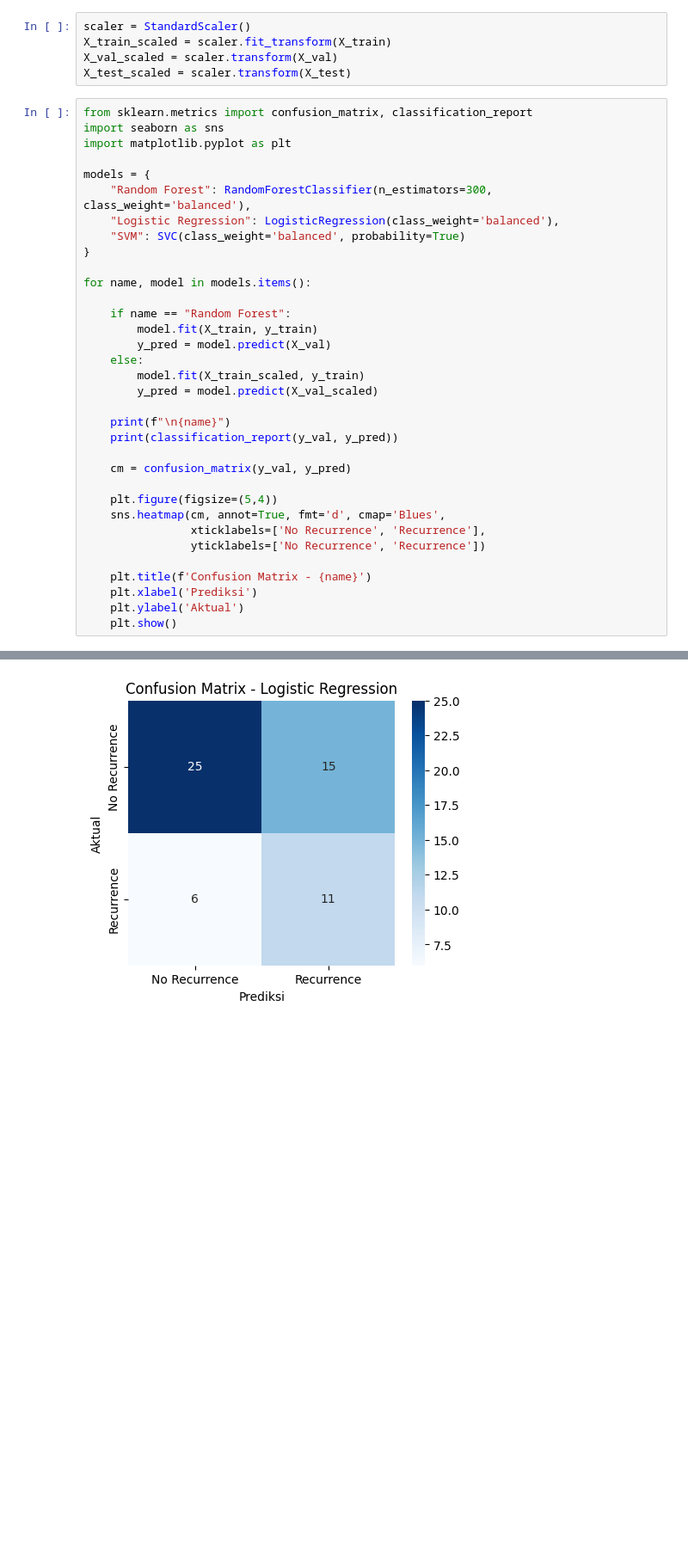
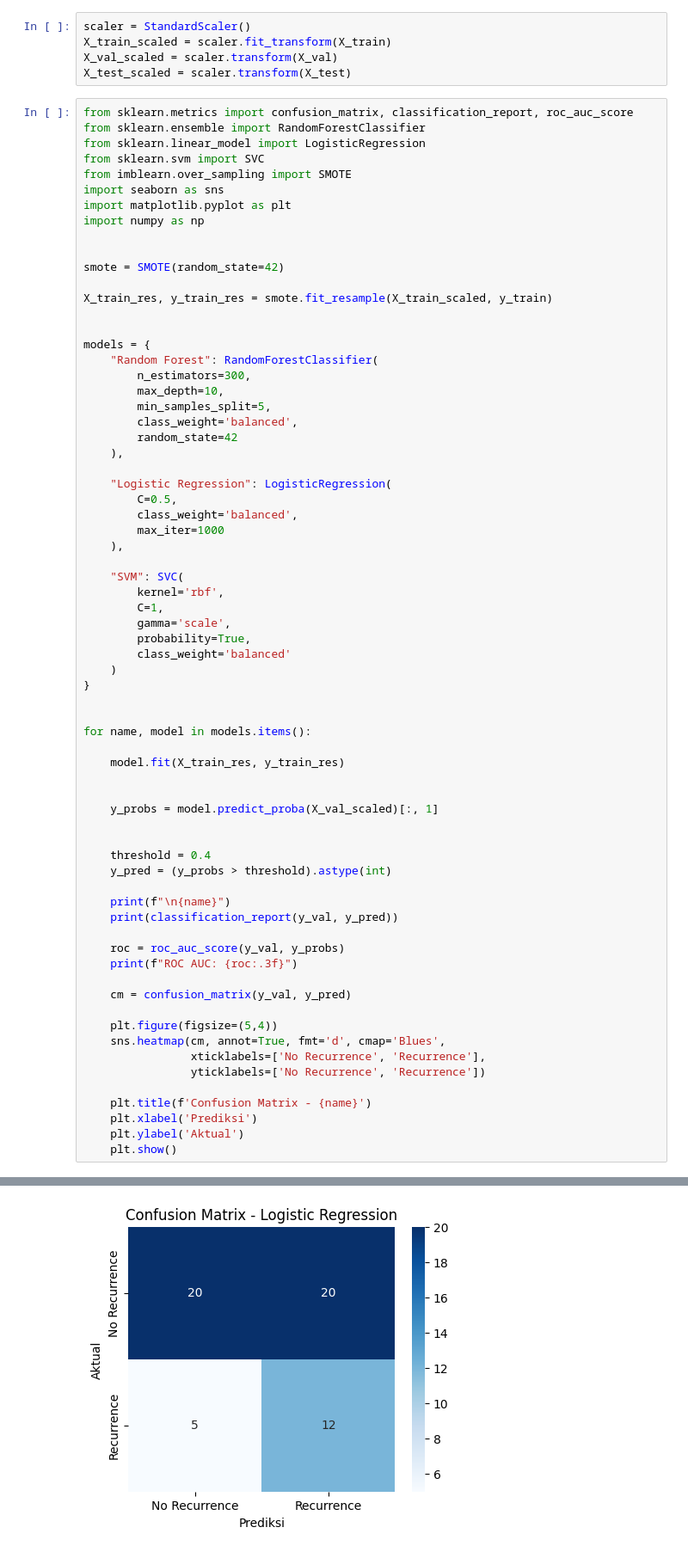
Before and after one commit to candragnawn/Classification-Beast-Cancer-with-Random-Forrest, a Jupyter notebook: breast cancer classification/breast_cancer.ipynb, the cells around one changed output, grey strips where cells are left out. Shown at 86% size. Cells and saved outputs as stored; diff of their text form; blank space fills up the shorter version.

Commit message:
update modeling

```diff
--- a/breast cancer classification/breast_cancer.ipynb
+++ b/breast cancer classification/breast_cancer.ipynb
@@ -365,27 +365,62 @@ X_train_scaled = scaler.fit_transform(X_train)
 X_val_scaled = scaler.transform(X_val)
 X_test_scaled = scaler.transform(X_test)
 # %%
-from sklearn.metrics import confusion_matrix, classification_report
+from sklearn.metrics import confusion_matrix, classification_report, roc_auc_score
+from sklearn.ensemble import RandomForestClassifier
+from sklearn.linear_model import LogisticRegression
+from sklearn.svm import SVC
+from imblearn.over_sampling import SMOTE
 import seaborn as sns
 import matplotlib.pyplot as plt
+import numpy as np
+
+
+smote = SMOTE(random_state=42)
+
+X_train_res, y_train_res = smote.fit_resample(X_train_scaled, y_train)
+
 
 models = {
-    "Random Forest": RandomForestClassifier(n_estimators=300, class_weight='balanced'),
-    "Logistic Regression": LogisticRegression(class_weight='balanced'),
-    "SVM": SVC(class_weight='balanced', probability=True)
+    "Random Forest": RandomForestClassifier(
+        n_estimators=300,
+        max_depth=10,
+        min_samples_split=5,
+        class_weight='balanced',
+        random_state=42
+    ),
+
+    "Logistic Regression": LogisticRegression(
+        C=0.5,
+        class_weight='balanced',
+        max_iter=1000
+    ),
+
+    "SVM": SVC(
+        kernel='rbf',
+        C=1,
+        gamma='scale',
+        probability=True,
+        class_weight='balanced'
+    )
 }
+
 
 for name, model in models.items():
 
-    if name == "Random Forest":
-        model.fit(X_train, y_train)
-        y_pred = model.predict(X_val)
-    else:
-        model.fit(X_train_scaled, y_train)
-        y_pred = model.predict(X_val_scaled)
+    model.fit(X_train_res, y_train_res)
+
+
+    y_probs = model.predict_proba(X_val_scaled)[:, 1]
+
+
+    threshold = 0.4
+    y_pred = (y_probs > threshold).astype(int)
 
     print(f"\n{name}")
     print(classification_report(y_val, y_pred))
+
+    roc = roc_auc_score(y_val, y_probs)
+    print(f"ROC AUC: {roc:.3f}")
 
     cm = confusion_matrix(y_val, y_pred)
 
@@ -421,4 +460,4 @@ weighted avg       0.69      0.63      0.65        57
-[figure, old version]
+[figure, new version]
 SVM
               precision    recall  f1-score   support
 
```
Also changed, not shown: parts of 4 cells of this notebook.
